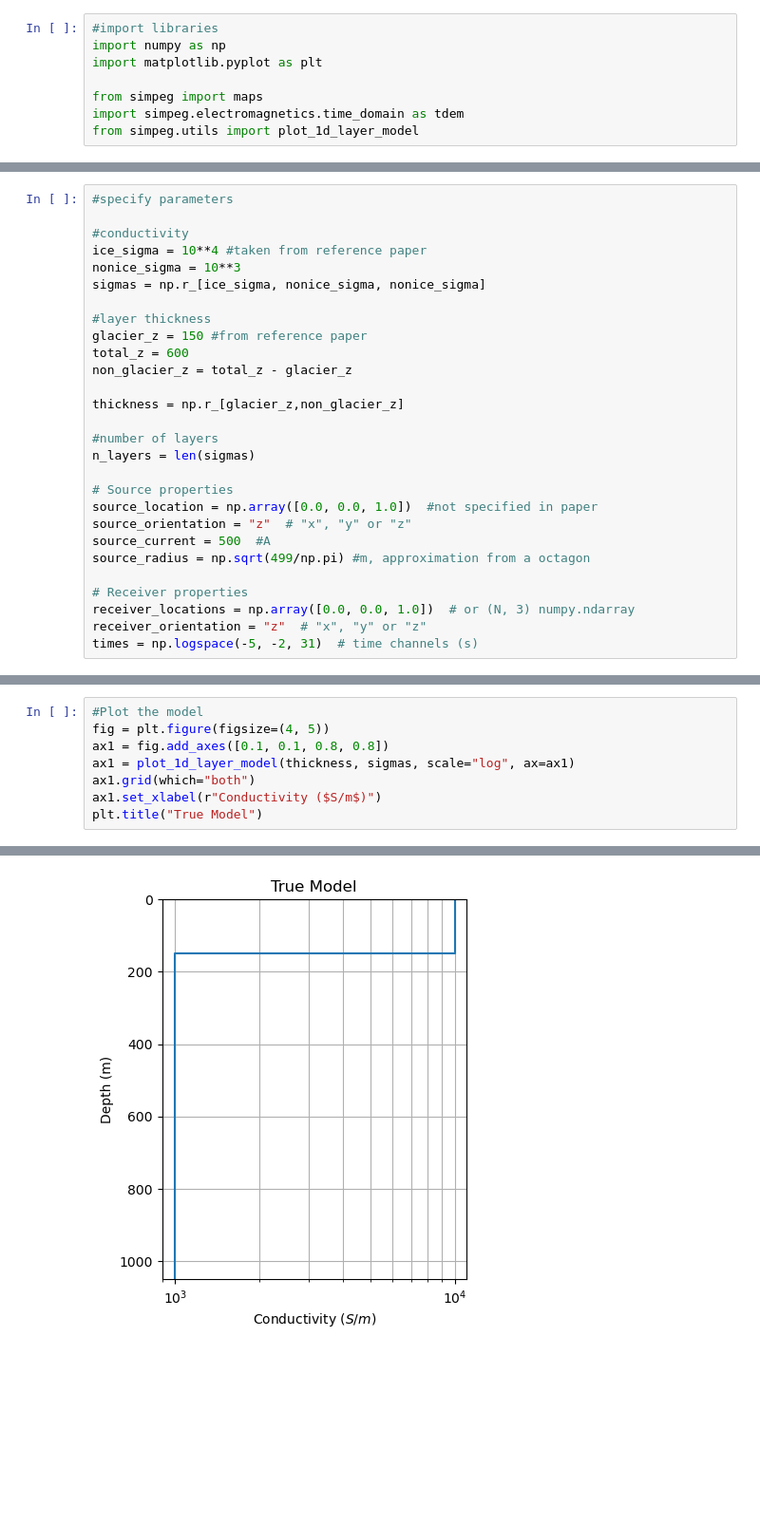
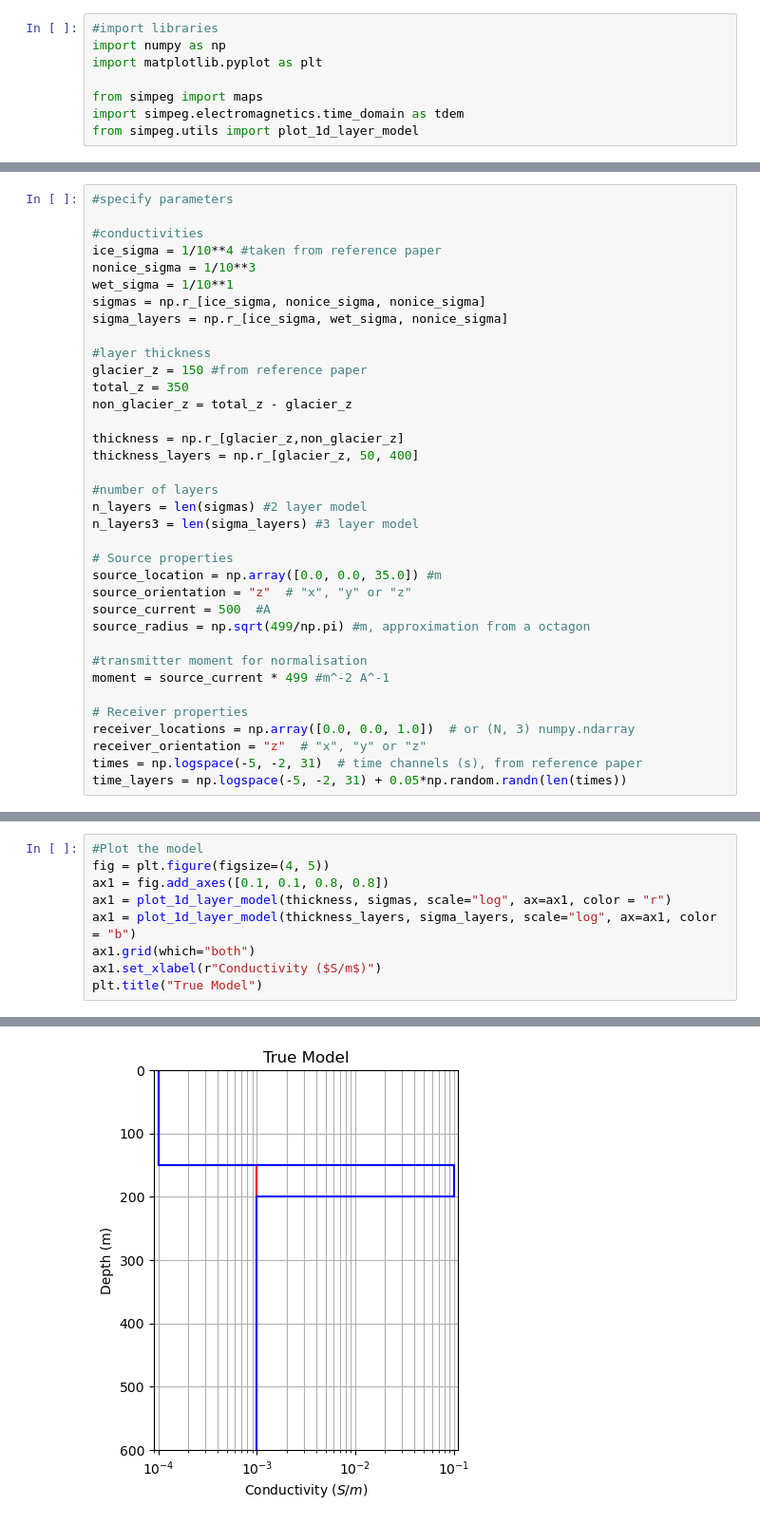
Before and after one commit to jrobs12/eosc454_project, a Jupyter notebook: forward_model.ipynb, the cells around one changed output, grey strips where cells are left out. Shown at 95% size. Cells and saved outputs as stored; diff of their text form; blank space fills up the shorter version.

```diff
--- a/forward_model.ipynb
+++ b/forward_model.ipynb
@@ -13,28 +15,36 @@ from simpeg.utils import plot_1d_layer_model
 # %%
 #specify parameters
 
-#conductivity
-ice_sigma = 10**4 #taken from reference paper
-nonice_sigma = 10**3
+#conductivities
+ice_sigma = 1/10**4 #taken from reference paper
+nonice_sigma = 1/10**3
+wet_sigma = 1/10**1
 sigmas = np.r_[ice_sigma, nonice_sigma, nonice_sigma]
+sigma_layers = np.r_[ice_sigma, wet_sigma, nonice_sigma]
 
 #layer thickness
 glacier_z = 150 #from reference paper
-total_z = 600
+total_z = 350
 non_glacier_z = total_z - glacier_z
 
 thickness = np.r_[glacier_z,non_glacier_z]
+thickness_layers = np.r_[glacier_z, 50, 400]
 
 #number of layers
-n_layers = len(sigmas)
+n_layers = len(sigmas) #2 layer model
+n_layers3 = len(sigma_layers) #3 layer model
 
 # Source properties
-source_location = np.array([0.0, 0.0, 1.0])  #not specified in paper
+source_location = np.array([0.0, 0.0, 35.0]) #m
 source_orientation = "z"  # "x", "y" or "z"
 source_current = 500  #A
 source_radius = np.sqrt(499/np.pi) #m, approximation from a octagon
 
+#transmitter moment for normalisation
+moment = source_current * 499 #m^-2 A^-1
+
 # Receiver properties
 receiver_locations = np.array([0.0, 0.0, 1.0])  # or (N, 3) numpy.ndarray
 receiver_orientation = "z"  # "x", "y" or "z"
-times = np.logspace(-5, -2, 31)  # time channels (s)
+times = np.logspace(-5, -2, 31)  # time channels (s), from reference paper
+time_layers = np.logspace(-5, -2, 31) + 0.05*np.random.randn(len(times))
@@ -66,12 +112,13 @@ survey = tdem.Survey(source_list)
 # %%
 #Plot the model
 fig = plt.figure(figsize=(4, 5))
 ax1 = fig.add_axes([0.1, 0.1, 0.8, 0.8])
-ax1 = plot_1d_layer_model(thickness, sigmas, scale="log", ax=ax1)
+ax1 = plot_1d_layer_model(thickness, sigmas, scale="log", ax=ax1, color = "r")
+ax1 = plot_1d_layer_model(thickness_layers, sigma_layers, scale="log", ax=ax1, color = "b")
 ax1.grid(which="both")
 ax1.set_xlabel(r"Conductivity ($S/m$)")
 plt.title("True Model")
 # %% [output]
 Text(0.5, 1.0, 'True Model')
-[figure, old version]
+[figure, new version]
 # %% [markdown]
```
Also changed, not shown: parts of 15 cells of this notebook.
